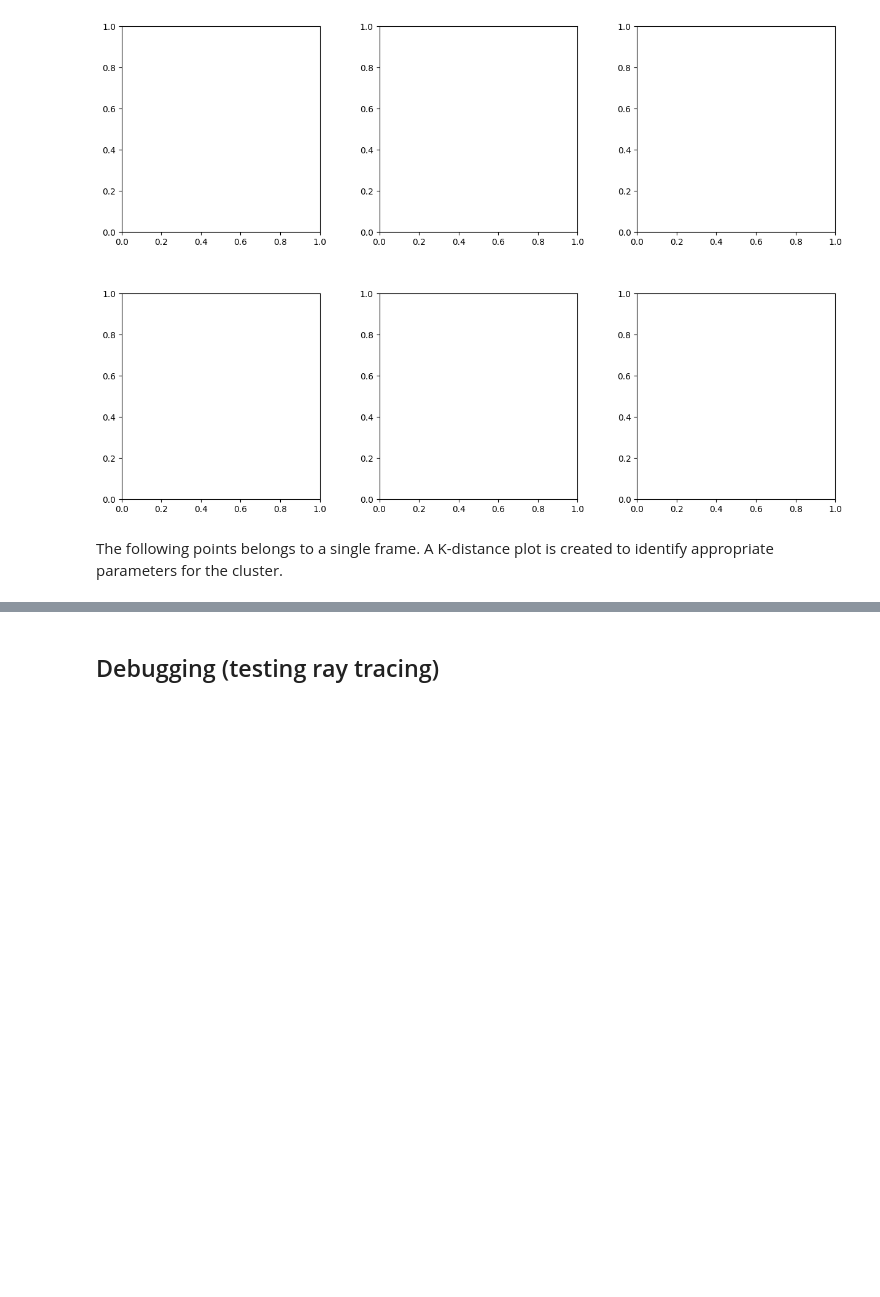
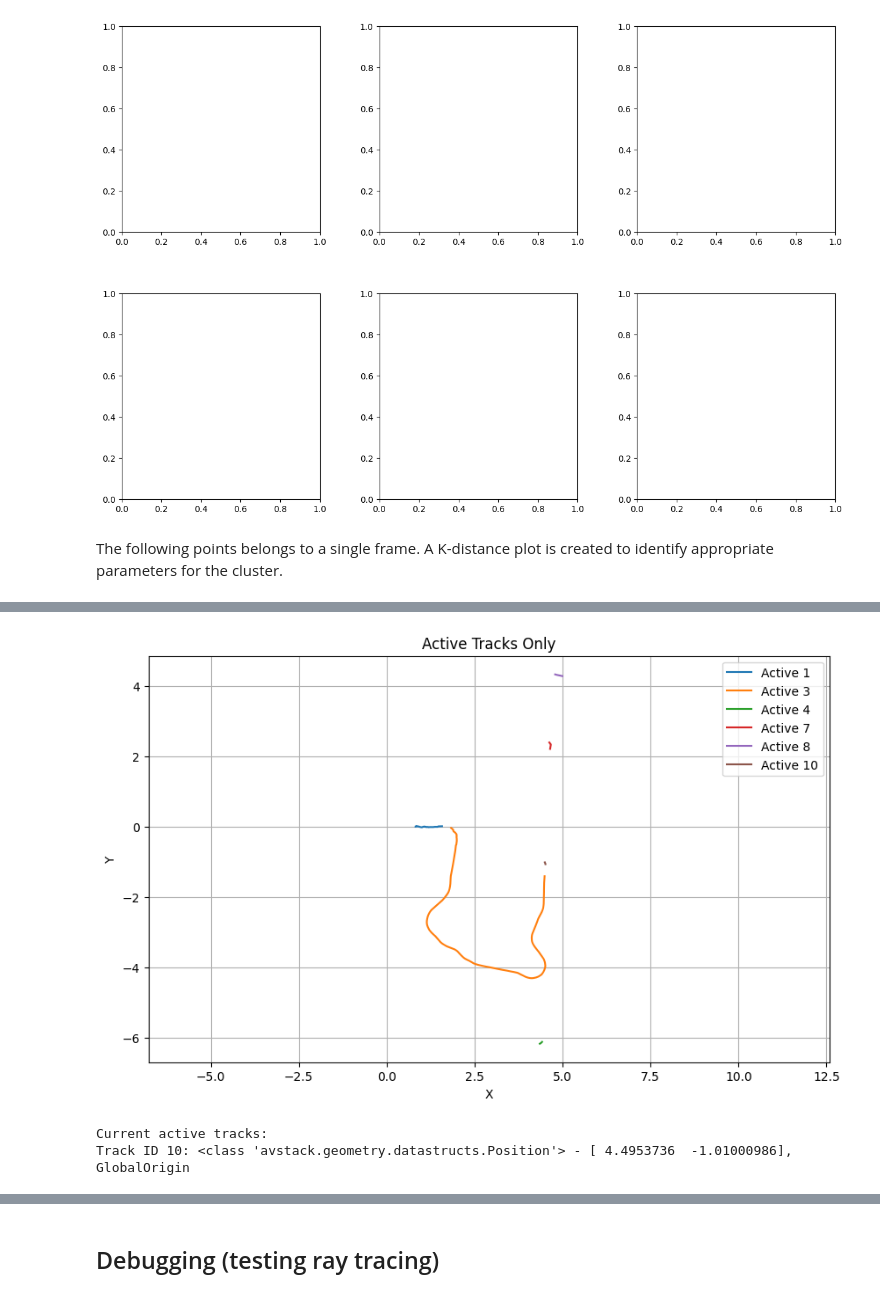
Before and after one commit to davidmhunt/odometry, a Jupyter notebook: notebooks/eval_dynamic_tracking_radnav_stacked_pc_tracking_tb.ipynb, the cells around one changed output, grey strips where cells are left out. Drawn from its saved outputs; the diff is of its cells as text; code cells hidden in the pictures; blank space fills up the shorter version.

```diff
--- a/notebooks/eval_dynamic_tracking_radnav_stacked_pc_tracking_tb.ipynb
+++ b/notebooks/eval_dynamic_tracking_radnav_stacked_pc_tracking_tb.ipynb
@@ -330,0 +381,26 @@ print(current_imu_data[-1][0] - imu_data[-1][0])
+# %%
+track_history_active = tracker.track_history  # dict: track_id -> [[frame, x, y], ...]
+
+plt.figure(figsize=(10, 6))
+for track_id, trajectory in track_history_active.items():
+    if len(trajectory) < 2:
+        continue
+    xs, ys = zip(*[(p[1], p[2]) for p in trajectory])
+    plt.plot(xs, ys, label=f'Active {track_id}')
+
+plt.title("Active Tracks Only")
+plt.xlabel("X")
+plt.ylabel("Y")
+plt.legend()
+plt.grid(True)
+plt.axis("equal")
+plt.show()
+# %% [output]
+[figure, added]
+# %%
+print("Current active tracks:")
+for track_id, pos in tracker.get_current_tracks():
+    print(f"Track ID {track_id}: {pos}")
+# %% [output]
+Current active tracks:
+Track ID 10: <class 'avstack.geometry.datastructs.Position'> - [ 4.4953736  -1.01000986], GlobalOrigin
```
Also changed, not shown: parts of 14 cells of this notebook.
